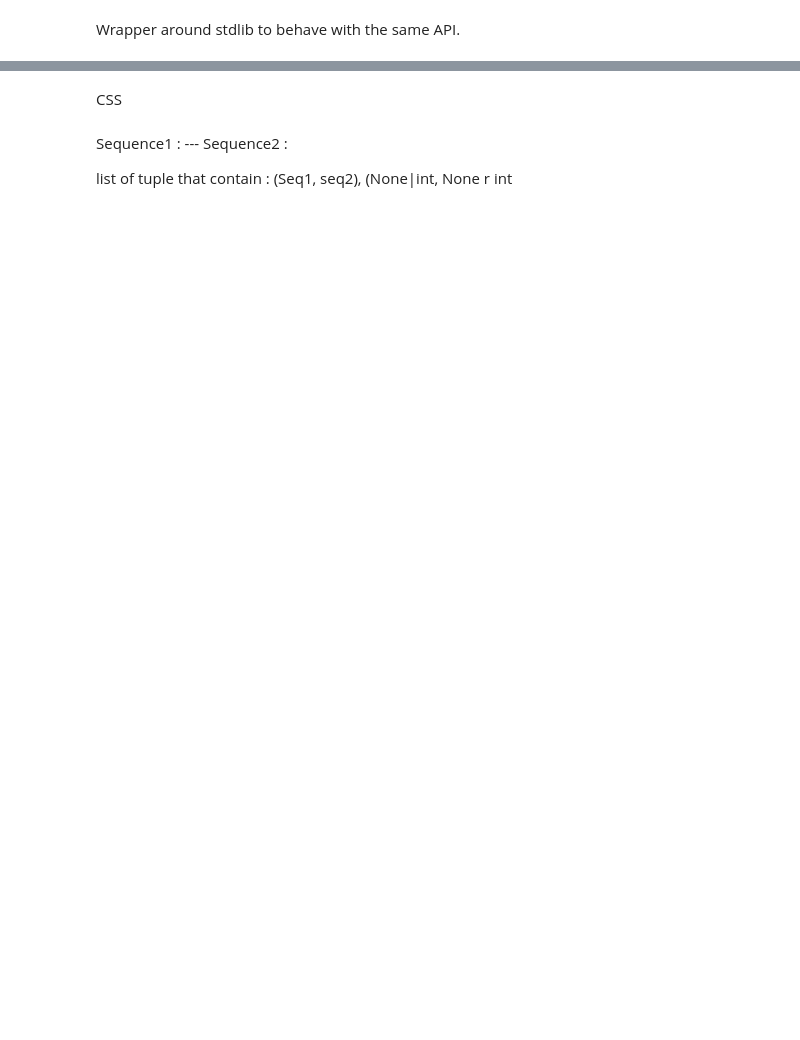
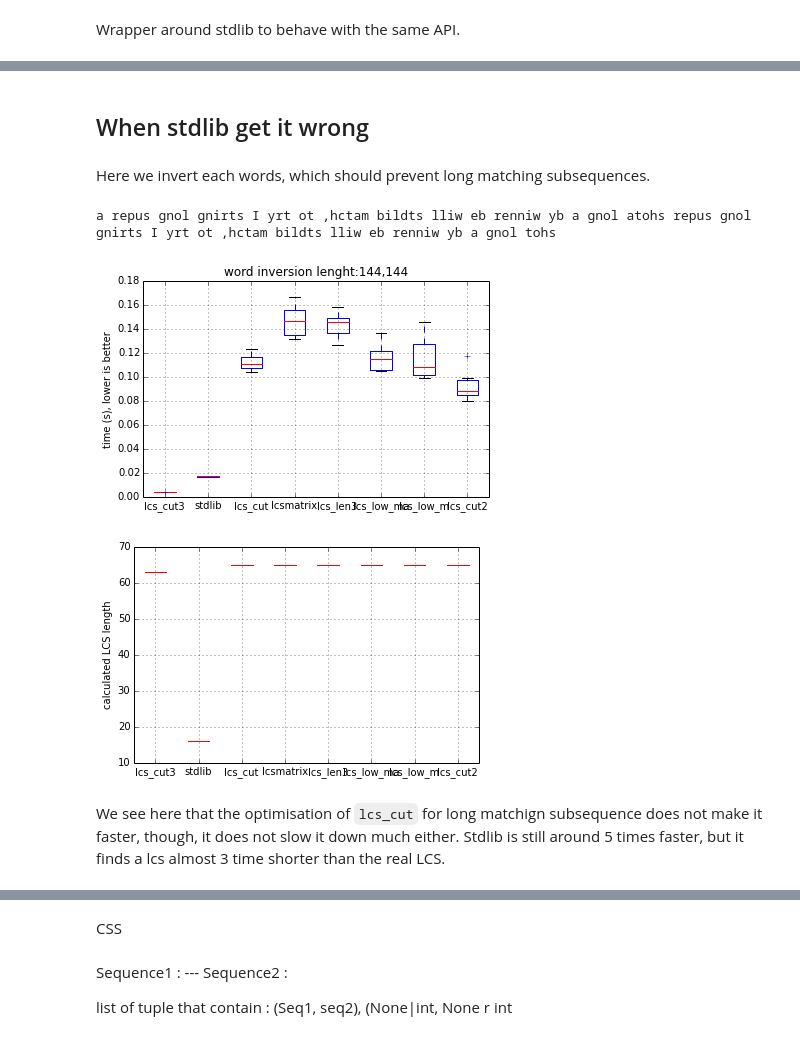
Before and after one commit to Carreau/difflib2.py, a Jupyter notebook: examples/difflib2.ipynb, the cells around one changed output, grey strips where cells are left out. Saved outputs shown, nothing was run; the diff lists cells and outputs as text; code cells hidden in the pictures; blank space fills up the shorter version.

```diff
--- a/examples/difflib2.ipynb
+++ b/examples/difflib2.ipynb
@@ -259,0 +548,16 @@ plot(xx)
+# %% [markdown]
+## When stdlib get it wrong
+# %% [markdown]
+Here we invert each words, which should prevent long matching subsequences.
+# %%
+s2 = ' '.join(map(lambda x: (x[::-1]),s1.split(' ')))
+case3c = (s1,s2,'word inversion')
+print(s2)
+
+test_case(case3c,8,8)
+# %% [output]
+a repus gnol gnirts I yrt ot ,hctam bildts lliw eb renniw yb a gnol atohs repus gnol gnirts I yrt ot ,hctam bildts lliw eb renniw yb a gnol tohs
+[figure, added]
+[figure, added]
+# %% [markdown]
+We see here that the optimisation of `lcs_cut` for long matchign subsequence does not make it faster, though, it does not slow it down much either. Stdlib is still around 5 times faster, but it finds a lcs almost 3 time shorter than the real LCS.
```
Also changed, not shown: parts of 58 cells of this notebook.
